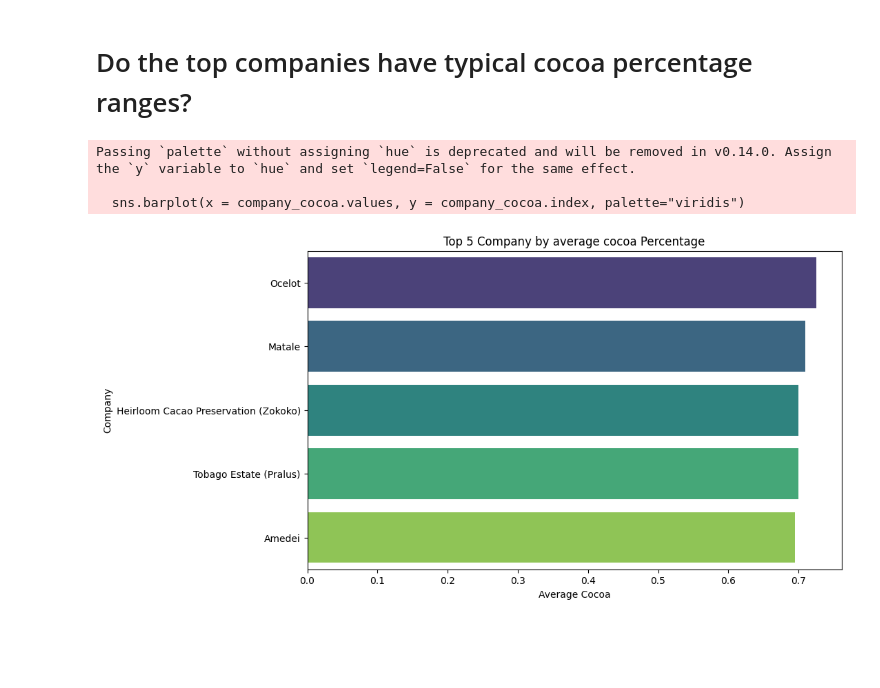
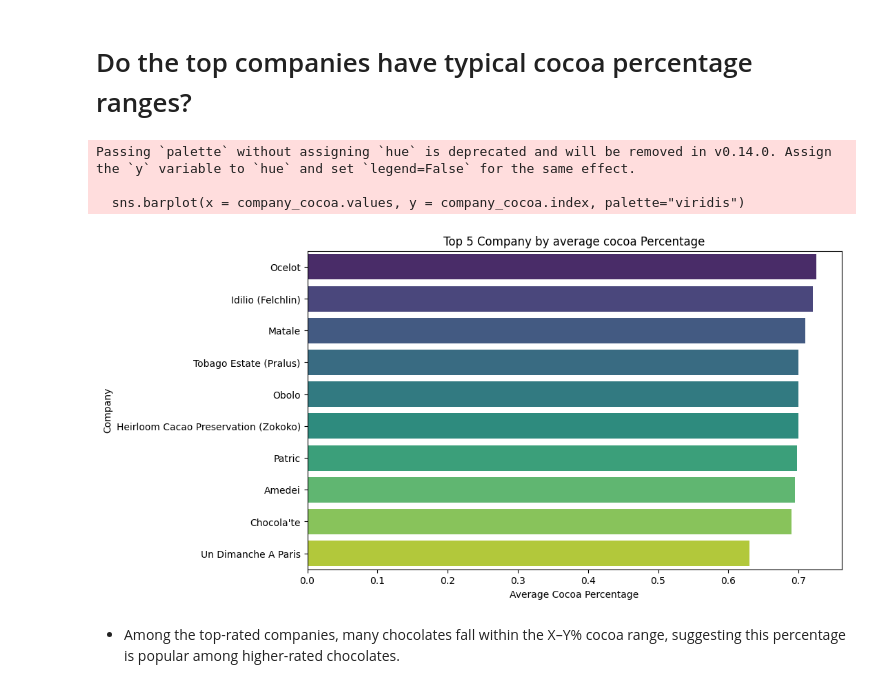
Before and after one commit to sujira7236212/Chocolate_Analysis, a Jupyter notebook: chocolate_bar_ratings.ipynb, the cells around one changed output. Saved outputs shown, nothing was run; the diff lists cells and outputs as text; code cells hidden in the pictures; blank space fills up the shorter version.

```diff
--- a/chocolate_bar_ratings.ipynb
+++ b/chocolate_bar_ratings.ipynb
@@ -277,10 +277,11 @@ plt.show()
 company_rating = df.groupby('Company')['Rating'].mean().sort_values(ascending = False)
 
 #Top 10 highest rating
-top_company = company_rating.head(5)
+top_company = company_rating.head(10)
 print(top_company)
 
-top5_companies = company_rating.head(5).index.tolist()
+# top5_companies = company_rating.head(5).index.tolist()
+top10_companies = company_rating.head(10).index.tolist()
 
 #Visualize
 plt.figure(figsize=(10,6))
@@ -303,19 +309,21 @@ Passing `palette` without assigning `hue` is deprecated and will be removed in v
 # %% [markdown]
 # Do the top companies have typical cocoa percentage ranges?
 # %%
-top_df = df[df['Company'].isin(top5_companies)]
+top_df = df[df['Company'].isin(top10_companies)]
 
 #Average rating per company
 company_cocoa = top_df.groupby('Company')['Cocoa_Percent'].mean().sort_values(ascending = False)
 
 #Visualize
 plt.figure(figsize=(10,6))
 sns.barplot(x = company_cocoa.values, y = company_cocoa.index, palette="viridis")
-plt.xlabel("Average Cocoa")
+plt.xlabel("Average Cocoa Percentage")
 plt.title("Top 5 Company by average cocoa Percentage")
 plt.show()
 # %% [output]
 Passing `palette` without assigning `hue` is deprecated and will be removed in v0.14.0. Assign the `y` variable to `hue` and set `legend=False` for the same effect.
 
   sns.barplot(x = company_cocoa.values, y = company_cocoa.index, palette="viridis")
-[figure, old version]
+[figure, new version]
+# %% [markdown]
+- Among the top-rated companies, many chocolates fall within the X–Y% cocoa range, suggesting this percentage is popular among higher-rated chocolates.
```
Also changed, not shown: parts of 1 cell of this notebook.
